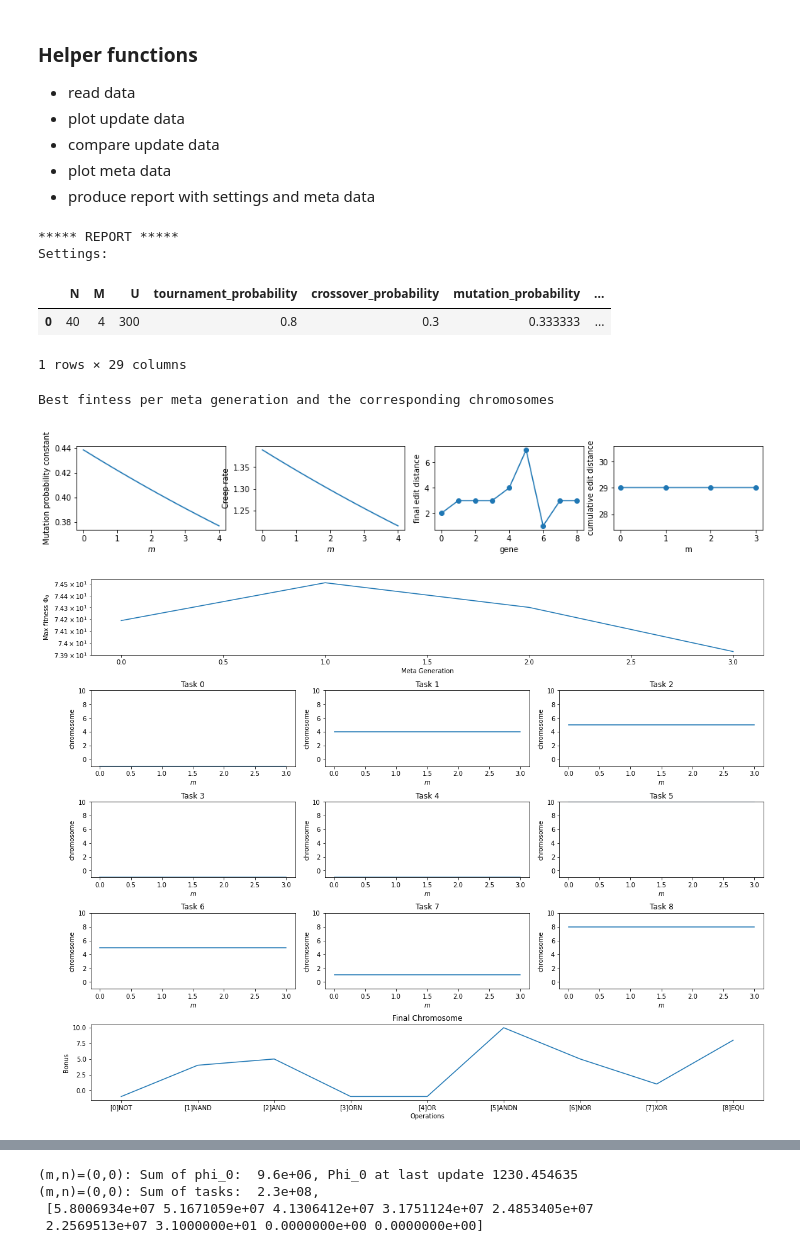
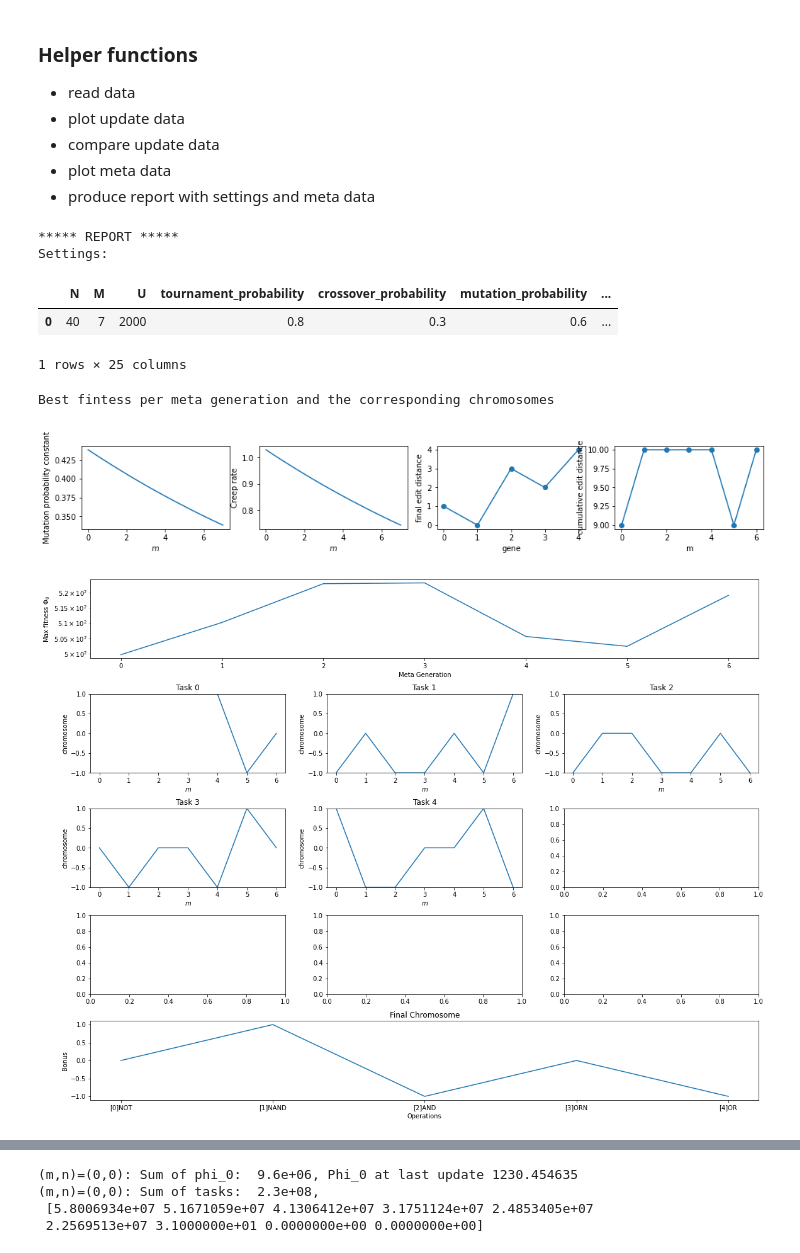
Before and after one commit to Tompolompo/AvidaAGI, a Jupyter notebook: AGIworkbook.ipynb, the cells around one changed output, grey strips where cells are left out. Drawn from its saved outputs; the diff is of its cells as text; code cells hidden in the pictures.

```diff
--- a/AGIworkbook.ipynb
+++ b/AGIworkbook.ipynb
@@ -31,7 +32,11 @@ def plot_edit_distances(ax1, ax2, chromosome_length=9):
     chromosomes = meta_data["chromosome"]
 
     df = read_settings_data(run_name="run")
-    b0 = np.array([df["hatPhi_0[0]"][0], df["hatPhi_0[1]"][0], df["hatPhi_0[2]"][0], df["hatPhi_0[3]"][0], df["hatPhi_0[4]"][0], df["hatPhi_0[5]"][0], df["hatPhi_0[6]"][0], df["hatPhi_0[7]"][0], df["hatPhi_0[8]"][0]])
+    b0 = np.empty(chromosome_length)
+    for i in range(chromosome_length):
+        b0[i] = df[f"hatPhi_0[{i}]"][0]
+
+    #b0 = np.array([df["hatPhi_0[0]"][0], df["hatPhi_0[1]"][0], df["hatPhi_0[2]"][0], df["hatPhi_0[3]"][0], df["hatPhi_0[4]"][0], df["hatPhi_0[5]"][0], df["hatPhi_0[6]"][0], df["hatPhi_0[7]"][0], df["hatPhi_0[8]"][0]])
 
     l, M = chromosomes.shape
     if l != len(b0):
@@ -126,7 +132,8 @@ def compare_meta_runs(M=[0,1,2], N=[0,0,0], run_name="run"):
 def plot_final_genome(ax, run_name="run", chromosome_length=9):
     data = read_meta_data(chromosome_length=chromosome_length, run_name=run_name)
     final_chromosome = np.array([d[-1] for d in data['chromosome']])
-    ax.plot(operations, final_chromosome)
+    ops = operations[:chromosome_length]
+    ax.plot(ops, final_chromosome)
     ax.set(xlabel="Operations", ylabel="Bonus", title="Final Chromosome")
 # %%
 def decay(m, decay_rate=0.95, constant=25/3, min_constant=0.5):
@@ -157,30 +164,30 @@ def produce_meta_report(run_name="run", save_fig=[False, "report"], chromosome_l
 
     print("Best fintess per meta generation and the corresponding chromosomes")
     fig2 = plt.figure(constrained_layout=True, figsize=(16,12))
-    gs = GridSpec(2 + int(chromosome_length/3), 3, figure=fig2)
+    gs = GridSpec(5, 3, figure=fig2)
     axs = [fig2.add_subplot(gs[0, :])]
-    for i in range(1,1+int(chromosome_length/3)):
+    for i in range(1,4):
         for j in range(3):
             axs.append(fig2.add_subplot(gs[i, j]))
-    axs.append(fig2.add_subplot(gs[1+int(chromosome_length/3),:]))
+    axs.append(fig2.add_subplot(gs[1+3,:]))
 
-    plot_meta_data(axs[0], flag=0, run_name=run_name)
+    plot_meta_data(axs[0], flag=0, run_name=run_name, chromosome_length=chromosome_length)
     for task, ax in enumerate(axs[1:1+chromosome_length]):
         plot_meta_data(ax, flag=1, task=task, run_name=run_name, chromosome_length=chromosome_length)
         ax.set(ylim=[gene_min, gene_max])
-    plot_final_genome(axs[-1], run_name)
+    plot_final_genome(axs[-1], run_name, chromosome_length=chromosome_length)
 
     if save_fig[0]:
         fig2.savefig(f"figures/{save_fig[1]}.pdf")
 # %%
-produce_meta_report(run_name="run", chromosome_length=9)
+produce_meta_report(run_name="run", chromosome_length=5)
 # %% [output]
 ***** REPORT *****
 Settings:
 |  | N | M | U | tournament_probability | crossover_probability | mutation_probability | ... |
-| 0 | 40 | 4 | 300 | 0.8 | 0.3 | 0.333333 | ... |
+| 0 | 40 | 7 | 2000 | 0.8 | 0.3 | 0.6 | ... |
-1 rows × 29 columns
+1 rows × 25 columns
 Best fintess per meta generation and the corresponding chromosomes
-[figure, old version]
+[figure, new version]
-[figure, old version]
+[figure, new version]
 # %%
```
Also changed, not shown: parts of 3 cells of this notebook, 5 other files.
